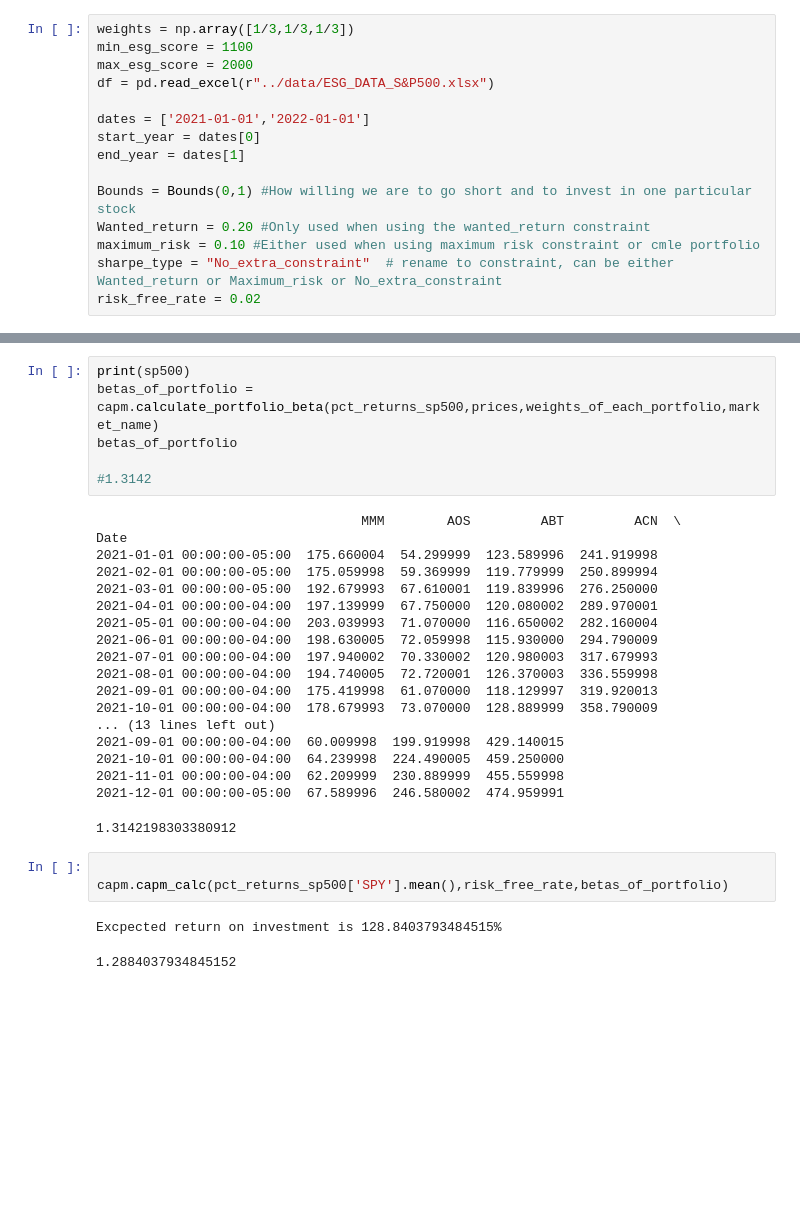
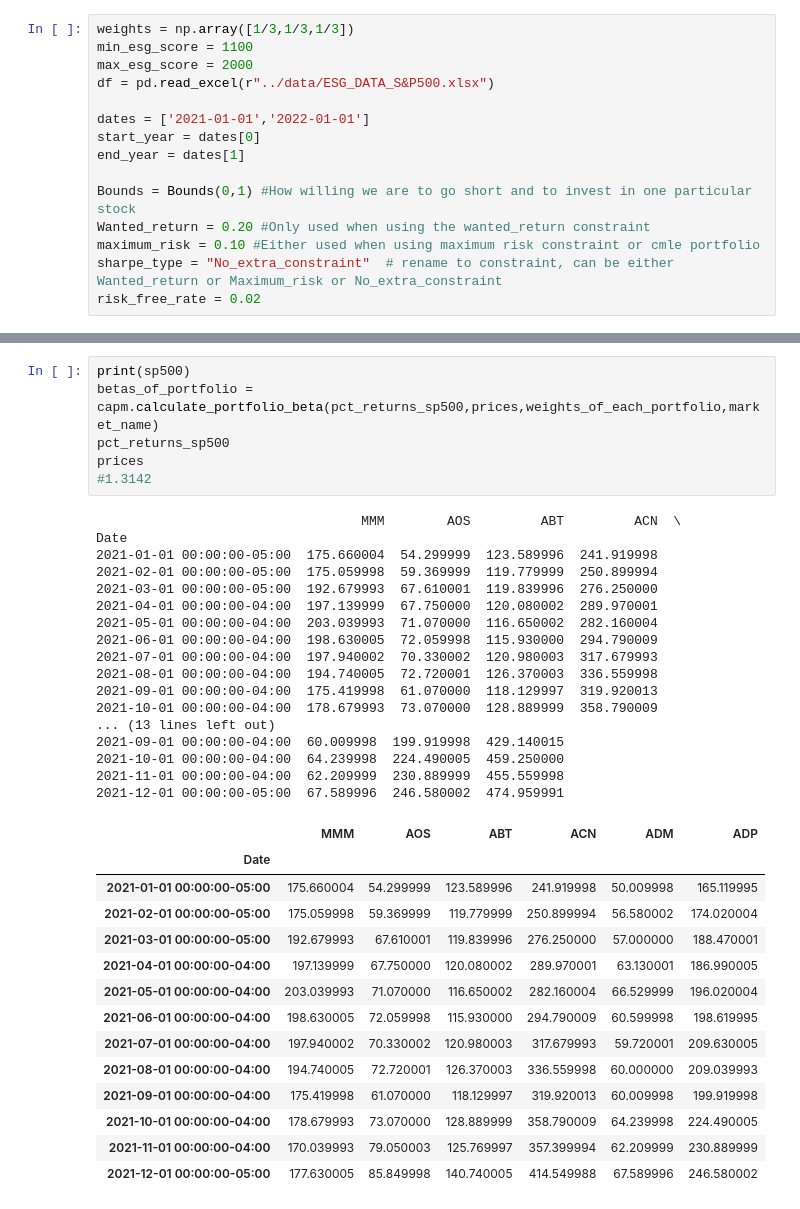
Before and after one commit to NicolaiVArends/BachelorThesis, a Jupyter notebook: notebooks/capm.ipynb, the cells around one changed output, grey strips where cells are left out. Cells and saved outputs as stored; diff of their text form; blank space fills up the shorter version.

```diff
--- a/notebooks/capm.ipynb
+++ b/notebooks/capm.ipynb
@@ -51,31 +51,38 @@ Max. Sharpe Ratio = 3.19 => Return: 50.51%  Risk: 15.837%
 # %%
 print(sp500)
 betas_of_portfolio = capm.calculate_portfolio_beta(pct_returns_sp500,prices,weights_of_each_portfolio,market_name)
-betas_of_portfolio
-
+pct_returns_sp500
+prices
 #1.3142
 # %% [output]
                                   MMM        AOS         ABT         ACN  \
 Date
 2021-01-01 00:00:00-05:00  175.660004  54.299999  123.589996  241.919998
 2021-02-01 00:00:00-05:00  175.059998  59.369999  119.779999  250.899994
 2021-03-01 00:00:00-05:00  192.679993  67.610001  119.839996  276.250000
 2021-04-01 00:00:00-04:00  197.139999  67.750000  120.080002  289.970001
 2021-05-01 00:00:00-04:00  203.039993  71.070000  116.650002  282.160004
 2021-06-01 00:00:00-04:00  198.630005  72.059998  115.930000  294.790009
 2021-07-01 00:00:00-04:00  197.940002  70.330002  120.980003  317.679993
 2021-08-01 00:00:00-04:00  194.740005  72.720001  126.370003  336.559998
 2021-09-01 00:00:00-04:00  175.419998  61.070000  118.129997  319.920013
 2021-10-01 00:00:00-04:00  178.679993  73.070000  128.889999  358.790009
 ... (13 lines left out)
 2021-09-01 00:00:00-04:00  60.009998  199.919998  429.140015
 2021-10-01 00:00:00-04:00  64.239998  224.490005  459.250000
 2021-11-01 00:00:00-04:00  62.209999  230.889999  455.559998
 2021-12-01 00:00:00-05:00  67.589996  246.580002  474.959991
-1.3142198303380912
+|  | MMM | AOS | ABT | ACN | ADM | ADP |
+| Date |  |  |  |  |  |  |
+| 2021-01-01 00:00:00-05:00 | 175.660004 | 54.299999 | 123.589996 | 241.919998 | 50.009998 | 165.119995 |
+| 2021-02-01 00:00:00-05:00 | 175.059998 | 59.369999 | 119.779999 | 250.899994 | 56.580002 | 174.020004 |
+| 2021-03-01 00:00:00-05:00 | 192.679993 | 67.610001 | 119.839996 | 276.250000 | 57.000000 | 188.470001 |
+| 2021-04-01 00:00:00-04:00 | 197.139999 | 67.750000 | 120.080002 | 289.970001 | 63.130001 | 186.990005 |
+| 2021-05-01 00:00:00-04:00 | 203.039993 | 71.070000 | 116.650002 | 282.160004 | 66.529999 | 196.020004 |
+| 2021-06-01 00:00:00-04:00 | 198.630005 | 72.059998 | 115.930000 | 294.790009 | 60.599998 | 198.619995 |
+| 2021-07-01 00:00:00-04:00 | 197.940002 | 70.330002 | 120.980003 | 317.679993 | 59.720001 | 209.630005 |
+| 2021-08-01 00:00:00-04:00 | 194.740005 | 72.720001 | 126.370003 | 336.559998 | 60.000000 | 209.039993 |
+| 2021-09-01 00:00:00-04:00 | 175.419998 | 61.070000 | 118.129997 | 319.920013 | 60.009998 | 199.919998 |
+| 2021-10-01 00:00:00-04:00 | 178.679993 | 73.070000 | 128.889999 | 358.790009 | 64.239998 | 224.490005 |
+| 2021-11-01 00:00:00-04:00 | 170.039993 | 79.050003 | 125.769997 | 357.399994 | 62.209999 | 230.889999 |
+| 2021-12-01 00:00:00-05:00 | 177.630005 | 85.849998 | 140.740005 | 414.549988 | 67.589996 | 246.580002 |
-# %%
-
-capm.capm_calc(pct_returns_sp500['SPY'].mean(),risk_free_rate,betas_of_portfolio)
-# %% [output]
-Excpected return on investment is 128.8403793484515%
-1.2884037934845152
```
Also changed, not shown: parts of 3 cells of this notebook, 7 other files.
